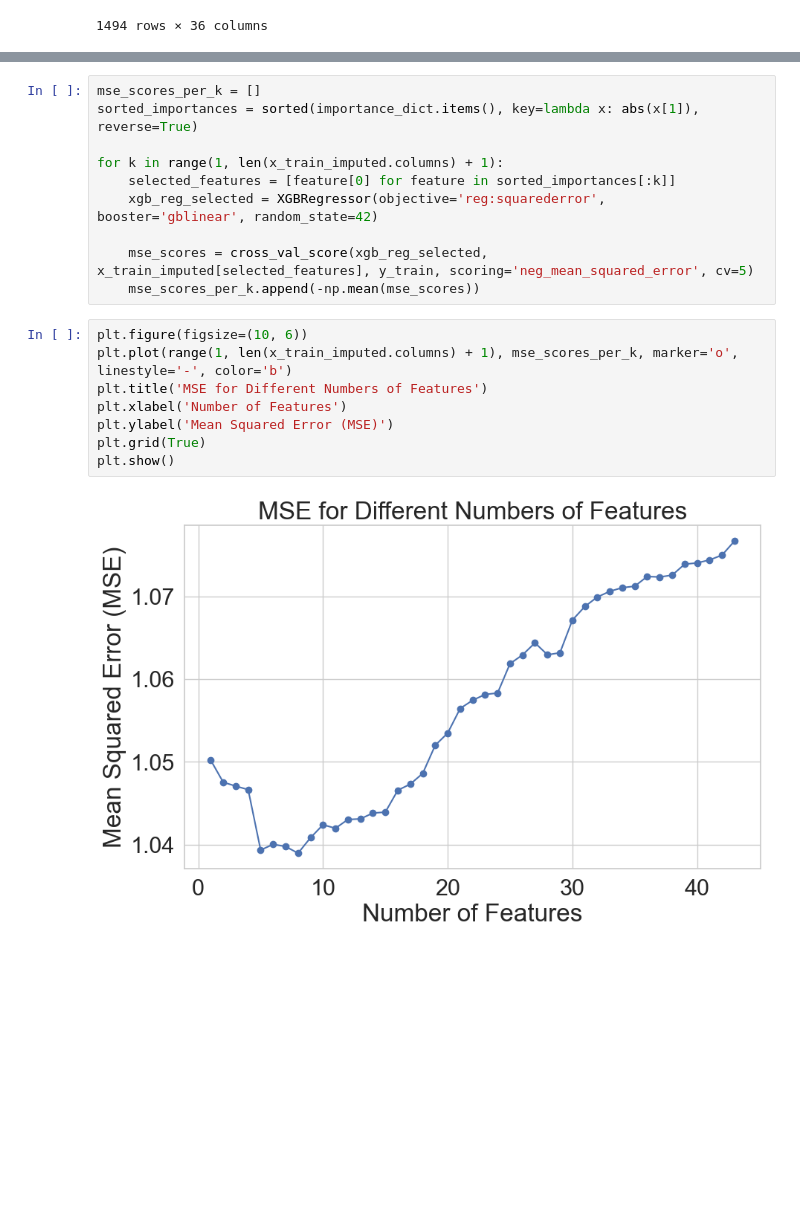
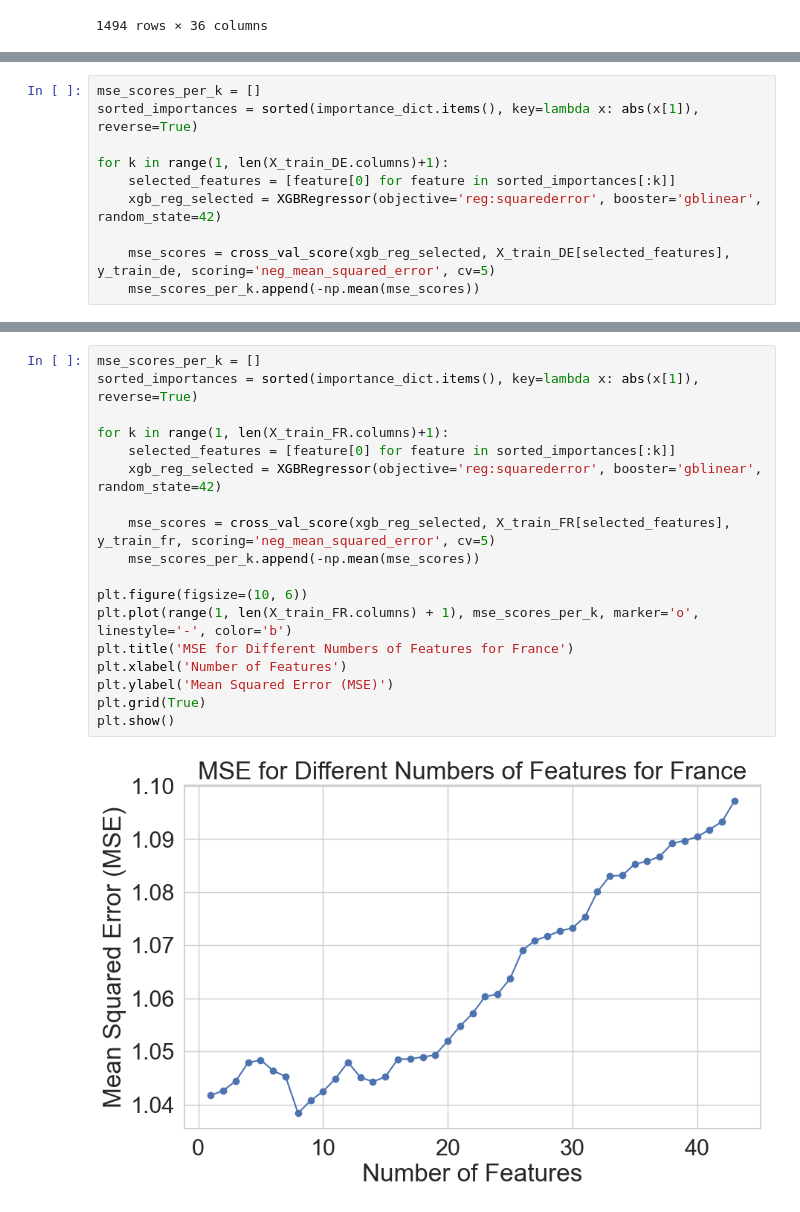
Before and after one commit to alexandra-pricop/EnsembleLearning, a Jupyter notebook: XGBoost.ipynb, the cells around one changed output, grey strips where cells are left out. Drawn from its saved outputs; the diff is of its cells as text; blank space fills up the shorter version.

```diff
--- a/XGBoost.ipynb
+++ b/XGBoost.ipynb
@@ -129,0 +189,10 @@ Feature Importances (Sorted by Absolute Value):
+# %%
+mse_scores_per_k = []
+sorted_importances = sorted(importance_dict.items(), key=lambda x: abs(x[1]), reverse=True)
+
+for k in range(1, len(X_train_DE.columns)+1):
+    selected_features = [feature[0] for feature in sorted_importances[:k]]
+    xgb_reg_selected = XGBRegressor(objective='reg:squarederror', booster='gblinear', random_state=42)
+
+    mse_scores = cross_val_score(xgb_reg_selected, X_train_DE[selected_features], y_train_de, scoring='neg_mean_squared_error', cv=5)
+    mse_scores_per_k.append(-np.mean(mse_scores))
@@ -148,21 +284,21 @@ See the caveats in the documentation: https://pandas.pydata.org/pandas-docs/stab
 # %%
 mse_scores_per_k = []
 sorted_importances = sorted(importance_dict.items(), key=lambda x: abs(x[1]), reverse=True)
 
-for k in range(1, len(x_train_imputed.columns) + 1):
+for k in range(1, len(X_train_FR.columns)+1):
     selected_features = [feature[0] for feature in sorted_importances[:k]]
-    xgb_reg_selected = XGBRegressor(objective='reg:squarederror',  booster='gblinear', random_state=42)
+    xgb_reg_selected = XGBRegressor(objective='reg:squarederror', booster='gblinear', random_state=42)
 
-    mse_scores = cross_val_score(xgb_reg_selected, x_train_imputed[selected_features], y_train, scoring='neg_mean_squared_error', cv=5)
+    mse_scores = cross_val_score(xgb_reg_selected, X_train_FR[selected_features], y_train_fr, scoring='neg_mean_squared_error', cv=5)
     mse_scores_per_k.append(-np.mean(mse_scores))
+
+plt.figure(figsize=(10, 6))
+plt.plot(range(1, len(X_train_FR.columns) + 1), mse_scores_per_k, marker='o', linestyle='-', color='b')
+plt.title('MSE for Different Numbers of Features for France')
+plt.xlabel('Number of Features')
+plt.ylabel('Mean Squared Error (MSE)')
+plt.grid(True)
+plt.show()
+# %% [output]
+[figure, added]
-# %%
-plt.figure(figsize=(10, 6))
-plt.plot(range(1, len(x_train_imputed.columns) + 1), mse_scores_per_k, marker='o', linestyle='-', color='b')
-plt.title('MSE for Different Numbers of Features')
-plt.xlabel('Number of Features')
-plt.ylabel('Mean Squared Error (MSE)')
-plt.grid(True)
-plt.show()
-# %% [output]
-[figure, removed]
 # %%
```
Also changed, not shown: parts of 27 cells of this notebook.
